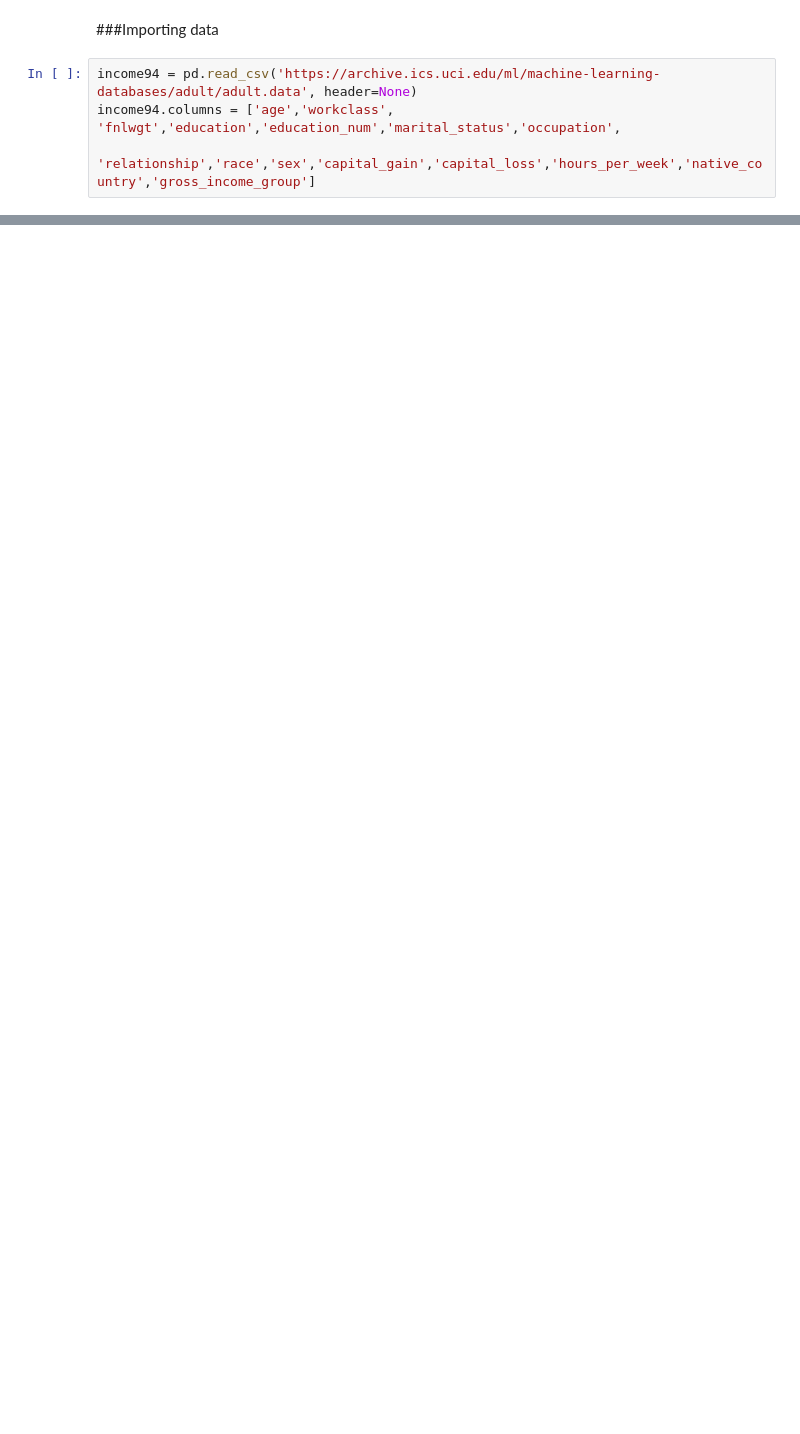
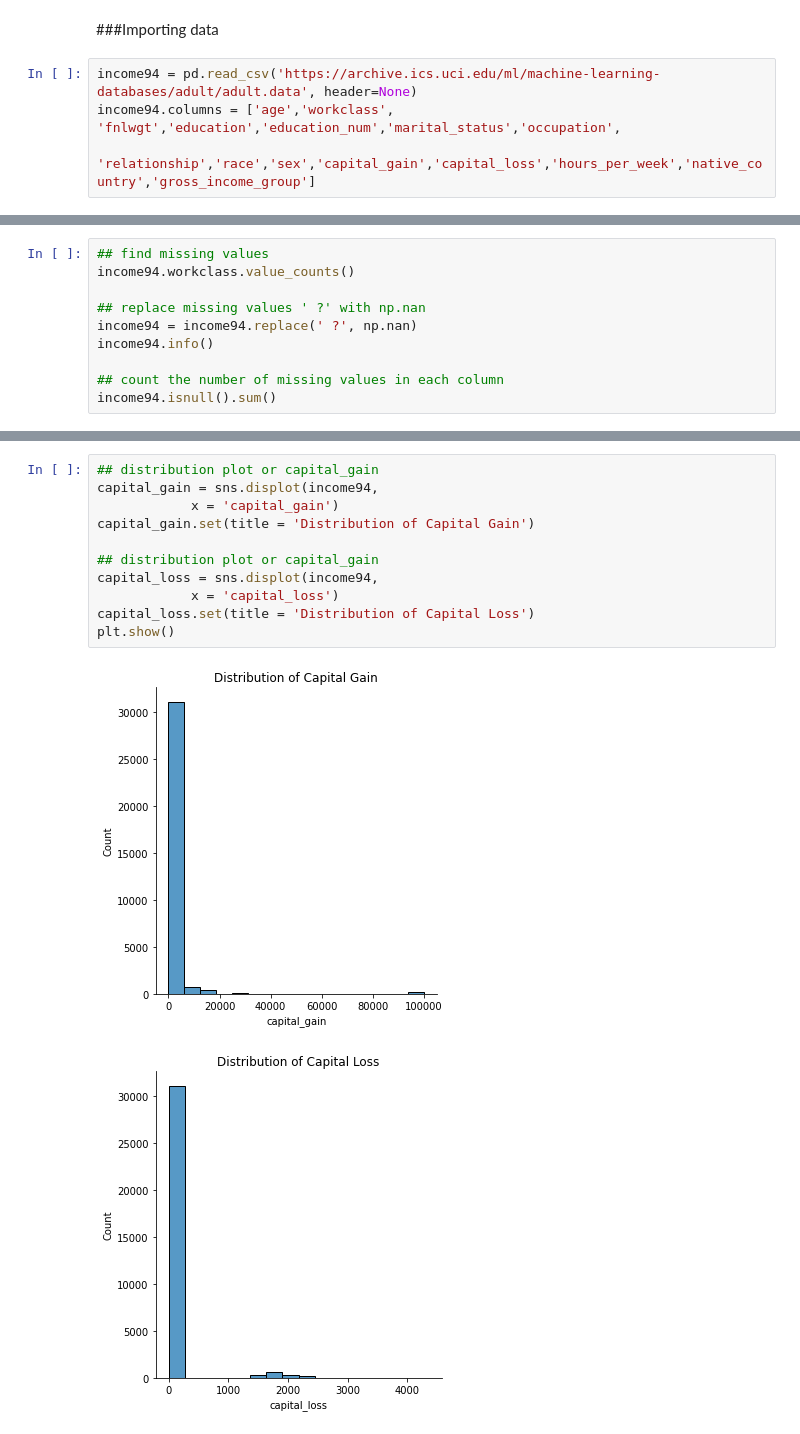
Before and after one commit to quyunniii/JSC270_Assg2, a Jupyter notebook: JSC270_A2_YunniQu.ipynb, the cells around one changed output, grey strips where cells are left out. Cells and saved outputs as stored; diff of their text form; blank space fills up the shorter version.

```diff
--- a/JSC270_A2_YunniQu.ipynb
+++ b/JSC270_A2_YunniQu.ipynb
@@ -20,0 +41,10 @@ test
+# %%
+## find missing values
+income94.workclass.value_counts()
+
+## replace missing values ' ?' with np.nan
+income94 = income94.replace(' ?', np.nan)
+income94.info()
+
+## count the number of missing values in each column
+income94.isnull().sum()
@@ -20,0 +85,14 @@ test
+# %%
+## distribution plot or capital_gain
+capital_gain = sns.displot(income94,
+            x = 'capital_gain')
+capital_gain.set(title = 'Distribution of Capital Gain')
+
+## distribution plot or capital_gain
+capital_loss = sns.displot(income94,
+            x = 'capital_loss')
+capital_loss.set(title = 'Distribution of Capital Loss')
+plt.show()
+# %% [output]
+[figure, added]
+[figure, added]
```
Also changed, not shown: parts of 34 cells of this notebook.
